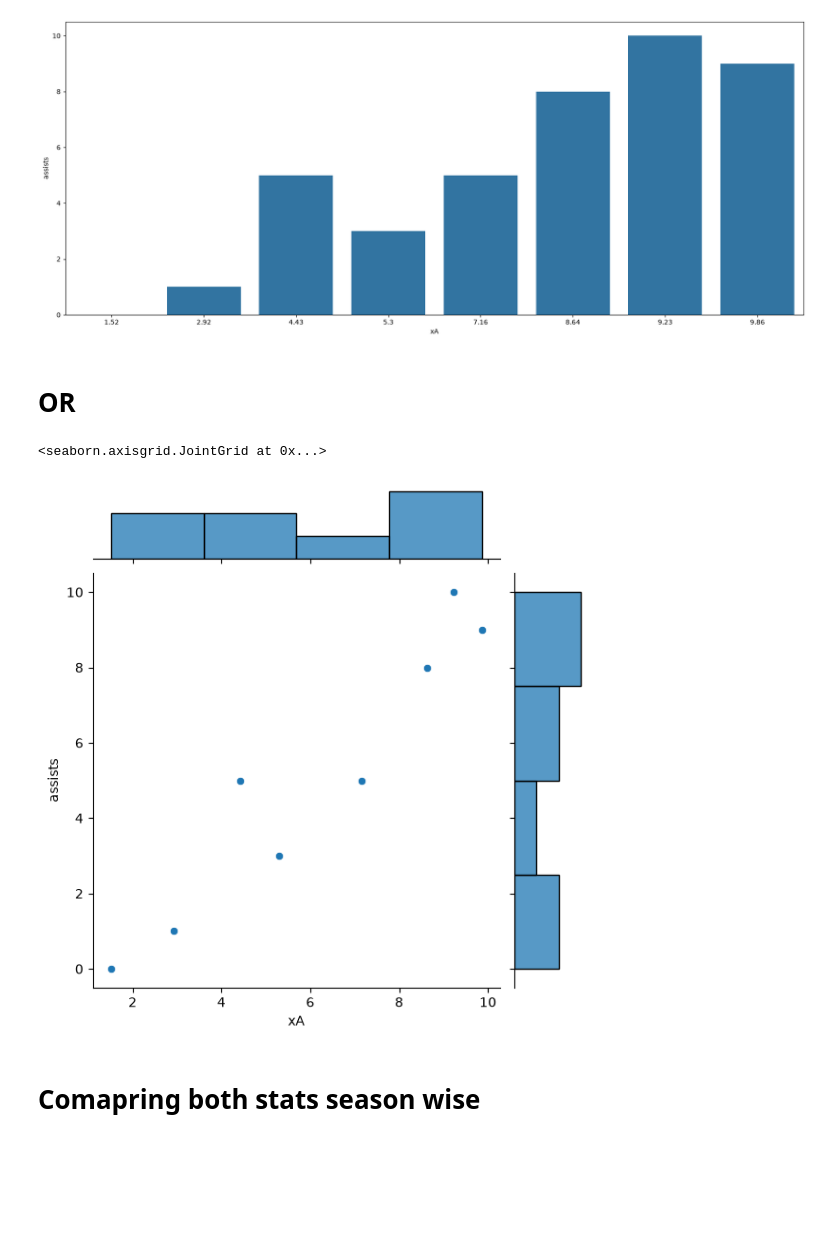
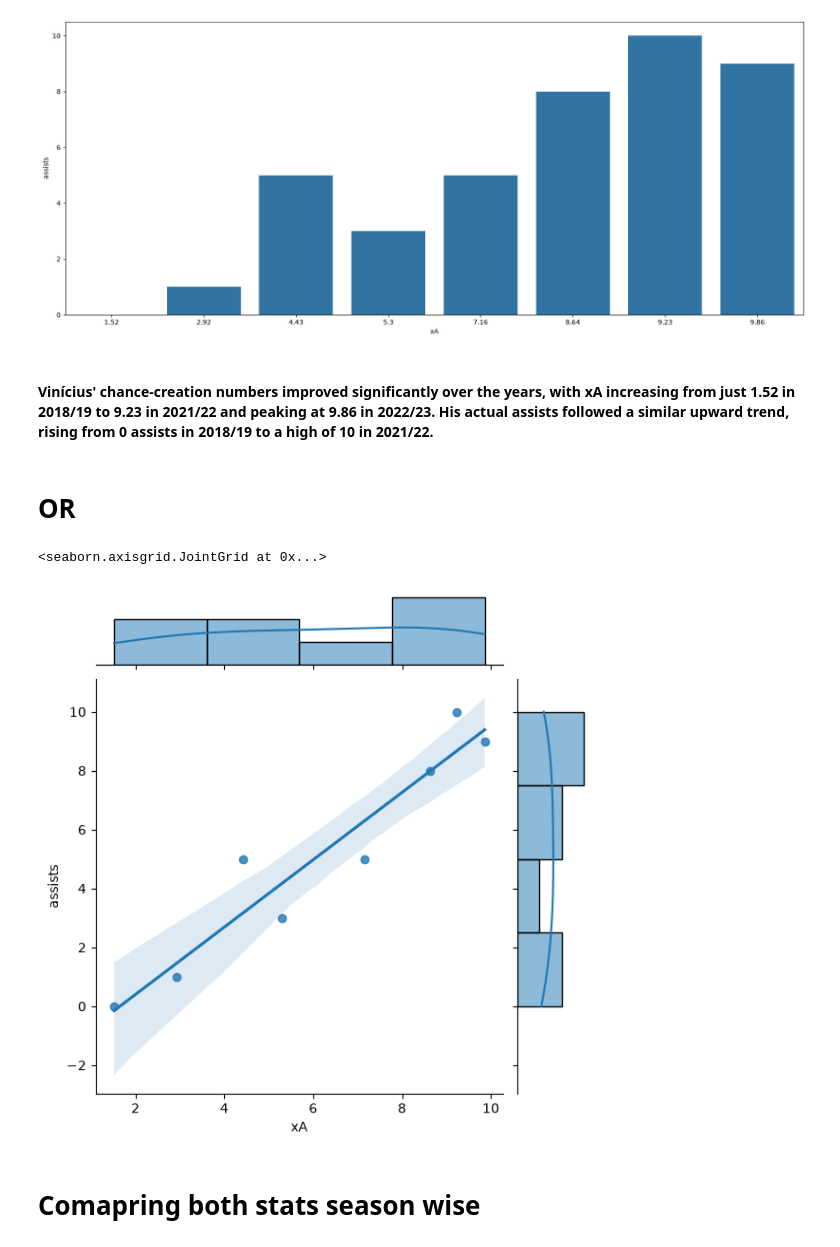
Before and after one commit to ATG0P/Real-Madrid-Analytical-Club, a Jupyter notebook: Vini_jr_laliga_stats.ipynb, the cells around one changed output. Drawn from its saved outputs; the diff is of its cells as text; code cells hidden in the pictures; blank space fills up the shorter version.

```diff
--- a/Vini_jr_laliga_stats.ipynb
+++ b/Vini_jr_laliga_stats.ipynb
@@ -194,13 +198,15 @@ sns.barplot(x=df['xA'],y=df['assists'])
 # %% [output]
 <Axes: xlabel='xA', ylabel='assists'>
 [figure]
+# %% [markdown]
+<h4>Vinícius' chance-creation numbers improved significantly over the years, with xA increasing from just 1.52 in 2018/19 to 9.23 in 2021/22 and peaking at 9.86 in 2022/23. His actual assists followed a similar upward trend, rising from 0 assists in 2018/19 to a high of 10 in 2021/22.
 # %% [markdown]
 <h1>OR
 # %%
-sns.jointplot(x='xA',y='assists',data=df)
+sns.jointplot(x='xA',y='assists',data=df,kind='reg')
 # %% [output]
 <seaborn.axisgrid.JointGrid at 0x...>
-[figure, old version]
+[figure, new version]
 # %% [markdown]
 <h1>Comapring both stats season wise
 # %%
```
Also changed, not shown: parts of 15 cells of this notebook.
